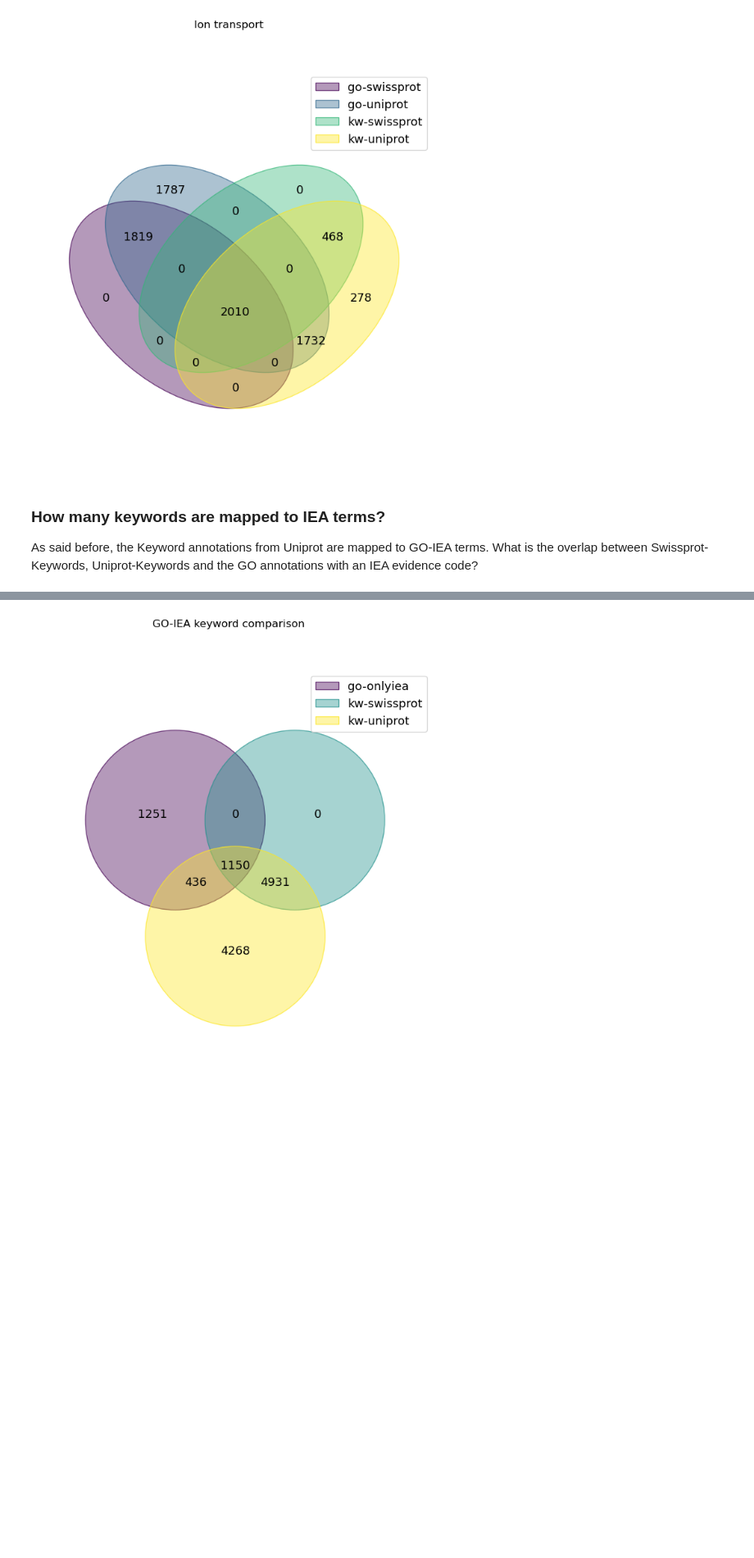
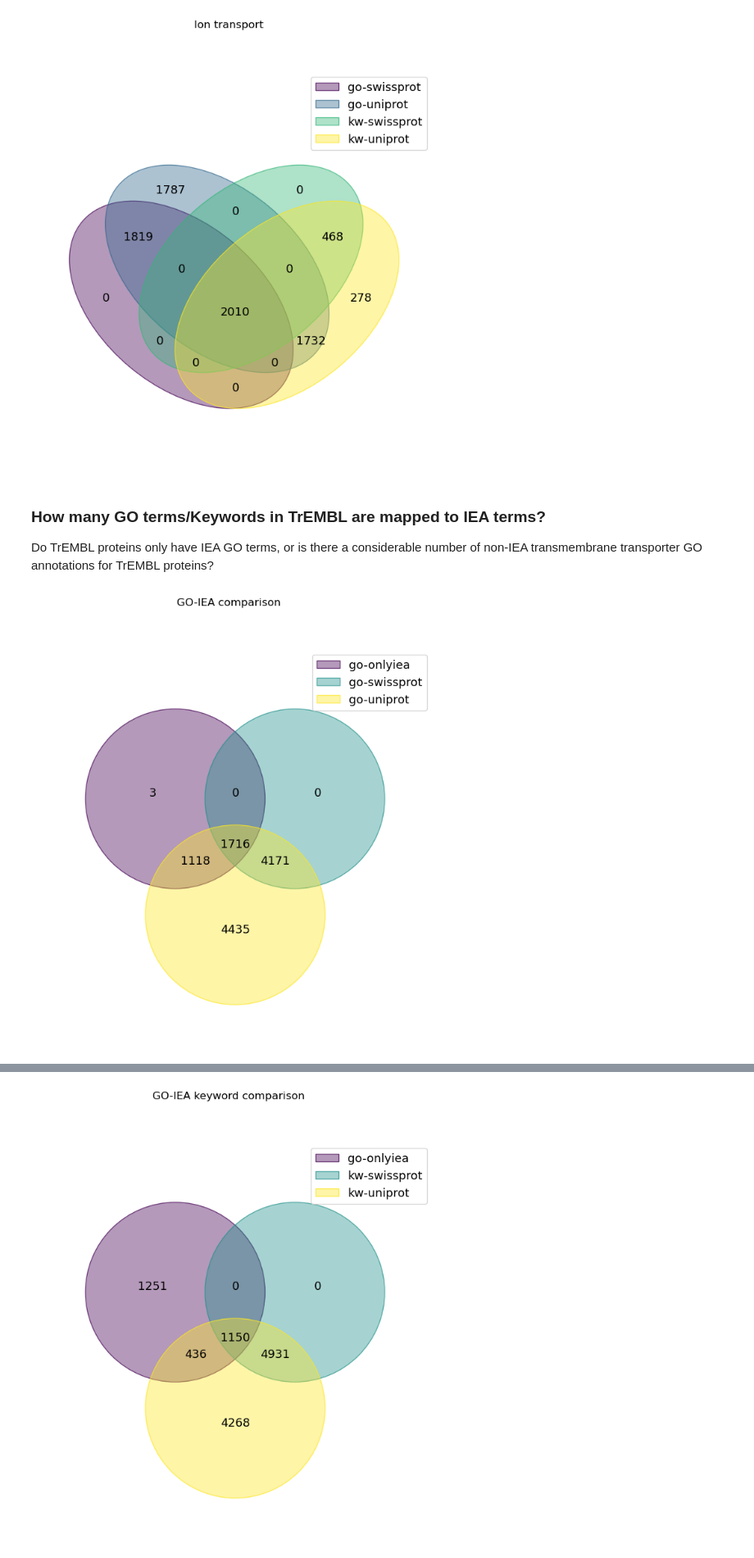
Before and after one commit to adenger/subpred4, a Jupyter notebook: notebooks/trembl_analysis.ipynb, the cells around one changed output, grey strips where cells are left out. Shown at 82% size. Drawn from its saved outputs; the diff is of its cells as text; code cells hidden in the pictures; blank space fills up the shorter version.

```diff
--- a/notebooks/trembl_analysis.ipynb
+++ b/notebooks/trembl_analysis.ipynb
@@ -350,7 +353,27 @@ plt.suptitle("Ion transport")
 plt.show()
 # %% [output]
 [figure]
-# %% [markdown]
-### How many keywords are mapped to IEA terms?
-
-As said before, the Keyword annotations from Uniprot are mapped to GO-IEA terms. What is the overlap between Swissprot-Keywords, Uniprot-Keywords and the GO annotations with an IEA evidence code?
+# %% [markdown]
+### How many GO terms/Keywords in TrEMBL are mapped to IEA terms?
+
+Do TrEMBL proteins only have IEA GO terms, or is there a considerable number of non-IEA transmembrane transporter GO annotations for TrEMBL proteins?
+# %%
+go_set = transmembrane_transport_descendants
+keyword = keywords["Transport"]
+df_go_iea_only = df_go_iea[df_go_iea.evidence_code == "IEA"]
+tmt_go_only_iea = set(
+    df_go_iea_only[df_go_iea_only.go_id.isin(go_set)].Uniprot.to_list()
+)
+go_swissprot = set(df_swissprot_go[df_swissprot_go.go_id.isin(go_set)].Entry.to_list())
+go_uniprot = set(df_uniprot_go[df_uniprot_go.go_id.isin(go_set)].Entry.to_list())
+venn(
+    {
+        "go-onlyiea": tmt_go_only_iea,
+        "go-swissprot": go_swissprot,
+        "go-uniprot": go_uniprot,
+    }
+)
+plt.suptitle("GO-IEA comparison")
+plt.show()
+# %% [output]
+[figure, added]
```
Also changed, not shown: parts of 35 cells of this notebook.
